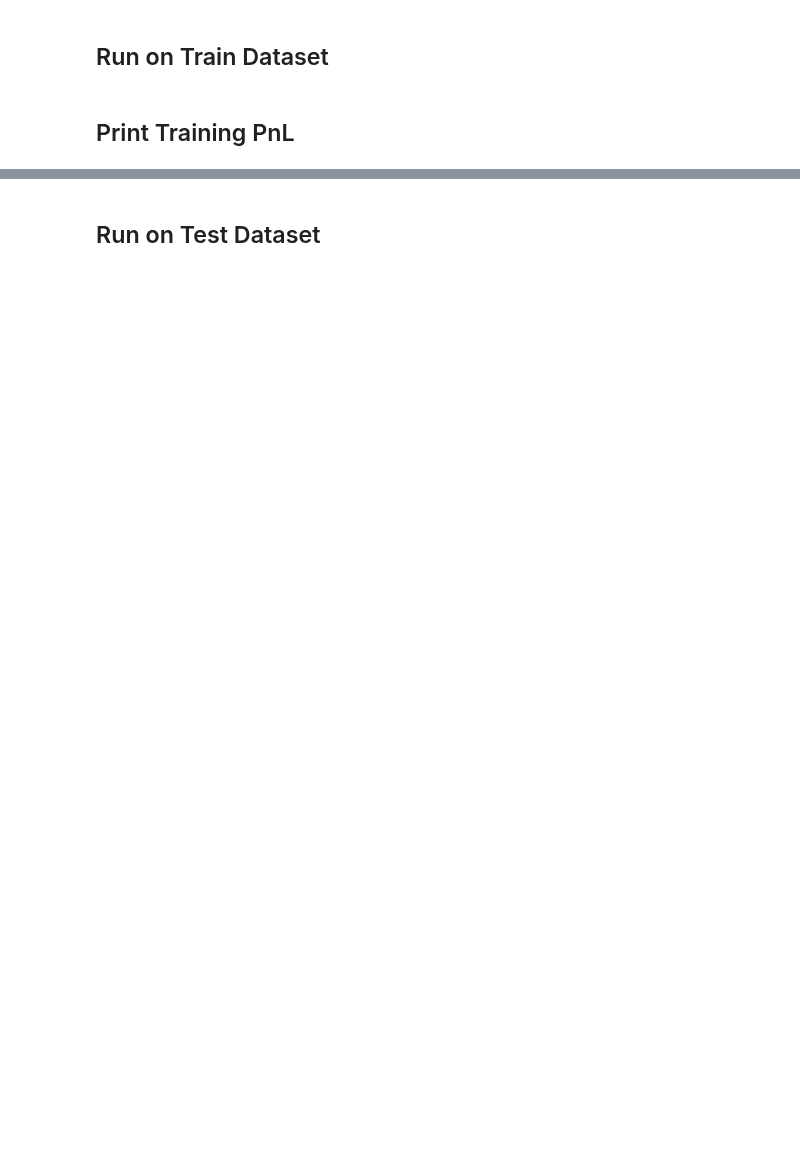
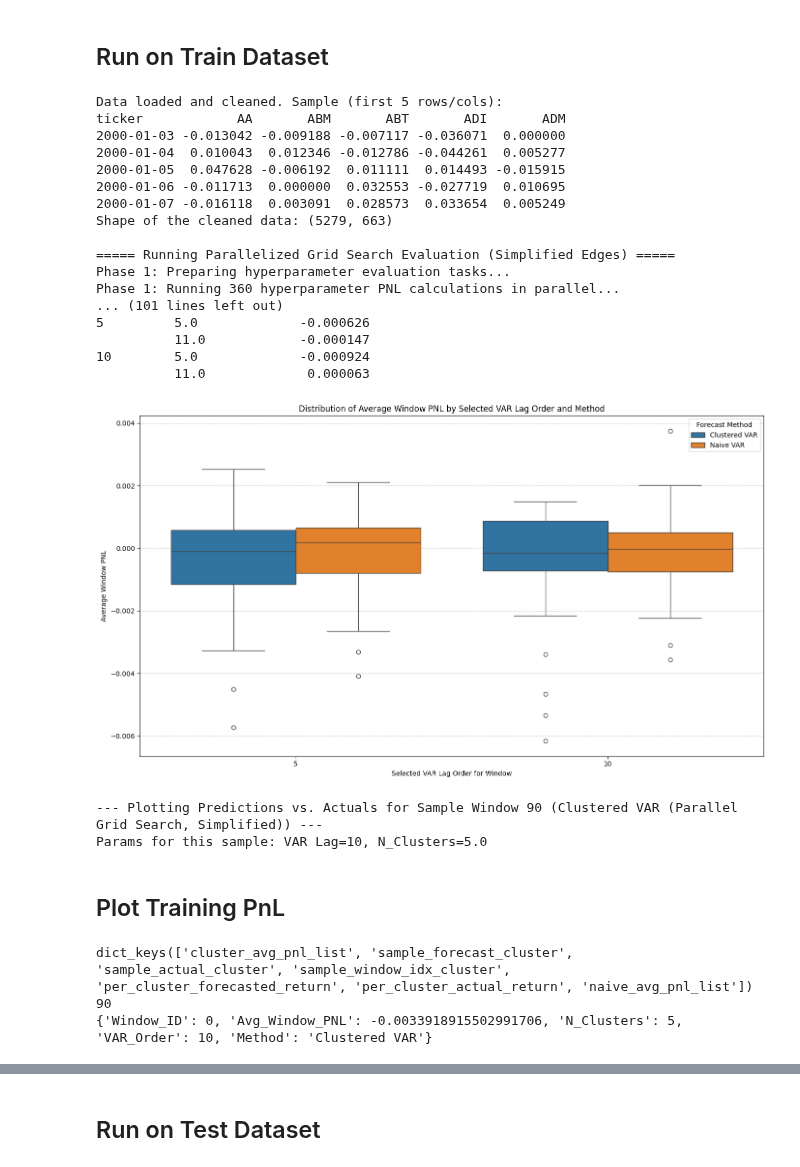
Before and after one commit to HK-Tan/ICAIF_25, a Jupyter notebook: New Code/Script/plot.ipynb, the cells around one changed output, grey strips where cells are left out. Saved outputs shown, nothing was run; the diff lists cells and outputs as text; code cells hidden in the pictures; blank space fills up the shorter version.

Commit message:
plotting code progress

```diff
--- a/New Code/Script/plot.ipynb
+++ b/New Code/Script/plot.ipynb
@@ -66,16 +71,17 @@ df_test_dataset = df_cleaned.iloc[split_index:]
 ##################################################################### PARAMETERS #####################################################################
 # I think we also need a train-test split here
 initial_lookback_len = 252
+# initial_lookback_len = 100
 evaluation_len = 20 # I feel like this could be 252? Refer to our discussion
 # num_clusters_config = [5] # Why 50, 100, 150?
 num_clusters_config = [3,5,8,10,11,12,15,20]
-num_clusters_config = [5,11,20]
+num_clusters_config = [5,11]
 cluster_method_config = 'SPONGE_sym'
 sigma_config = 0.01 # This is a hyperparameter for SPONGE, ... hyperparameter tuning? Usual: 0.01 (less sparse), 0.1 (more sparse)
 num_windows_config = 192 # Ensure df_cleaned has enough data for this
 repetitions = 1 # This should not be \"multiplied\" for the number of runs, if cluster initialization is to be refreshed every window.
 var_orders_config = [1,2,3,4,5,10,20] # Ensure initial_lookback_len - evaluation_len > max(var_orders_config)
-var_orders_config = [1,5,10,20]
+var_orders_config = [5,10]
 # var_orders_config = [5] # Ensure initial_lookback_len - evaluation_len > max(var_orders_config)
 max_threads = 12 # Must be tuned to your PC's CPU/RAM limitations
 ####################################################################################################################################################
@@ -101,8 +107,7 @@ results_dict = run_sliding_window_var_evaluation_vectorized(
     var_order_config=var_orders_config,
     sigma_intra_cluster=sigma_config,
     # num_windows_config=num_windows_config,
-    # num_windows_config=64,
-    num_windows_config=180,
+    num_windows_config=90,
     store_sample_forecasts=True,
     run_naive_var_comparison=True,
     max_threads=max_threads
@@ -157,47 +162,72 @@ sample_window_data_rows = df_all_pnl_by_lag_method[
     (df_all_pnl_by_lag_method['Method'] == 'Clustered VAR')
 ]
 if not sample_window_data_rows.empty: # Still need this check for robustness of title
     row = sample_window_data_rows.iloc[0]
     title_var_order = row['VAR_Order']
     if 'N_Clusters' in row.index:
         title_n_clusters = row['N_Clusters']
 
 print(f"\n--- Plotting Predictions vs. Actuals for Sample Window {stored_window_idx + 1 if isinstance(stored_window_idx, int) else stored_window_idx} ({method_name}) ---")
 print(f"Params for this sample: VAR Lag={title_var_order}, N_Clusters={title_n_clusters}")
 
 # Assumes sample_forecast and sample_actual are valid DataFrames with columns
 # num_items_to_plot = min(3, sample_forecast.shape[1], sample_actual.shape[1])
 # for i in range(num_items_to_plot):
 #     item_name = sample_forecast.columns[i]
 #     # Assumes item_name is in sample_actual.columns
 #     plt.figure(figsize=(14, 7))
 #     actual_plot_data = sample_actual[item_name].values[title_var_order-1:]
 #     forecast_plot_data = sample_forecast[item_name].values
 #     min_plot_len = min(len(actual_plot_data), len(forecast_plot_data))
 
 #     sns.lineplot(data=actual_plot_data[:min_plot_len], label=f'Actual - {item_name}', marker='o', linestyle='-')
 #     sns.lineplot(data=forecast_plot_data[:min_plot_len], label=f'Forecast - {item_name}', marker='x', linestyle='--')
 #     plt.title(f'Prediction vs. Actual for {item_name} (Window {stored_window_idx + 1 if isinstance(stored_window_idx, int) else stored_window_idx}, VAR Lag {title_var_order}, N_Clust {title_n_clusters})')
 #     plt.xlabel('Forecast Step')
 #     plt.ylabel('Return Value (Cluster)')
 #     plt.legend()
 #     plt.grid(True)
 #     plt.tight_layout()
 #     plt.show()
+# %% [output]
+Data loaded and cleaned. Sample (first 5 rows/cols):
+ticker            AA       ABM       ABT       ADI       ADM
+2000-01-03 -0.013042 -0.009188 -0.007117 -0.036071  0.000000
+2000-01-04  0.010043  0.012346 -0.012786 -0.044261  0.005277
+2000-01-05  0.047628 -0.006192  0.011111  0.014493 -0.015915
+2000-01-06 -0.011713  0.000000  0.032553 -0.027719  0.010695
+2000-01-07 -0.016118  0.003091  0.028573  0.033654  0.005249
+Shape of the cleaned data: (5279, 663)
+
+===== Running Parallelized Grid Search Evaluation (Simplified Edges) =====
+Phase 1: Preparing hyperparameter evaluation tasks...
+Phase 1: Running 360 hyperparameter PNL calculations in parallel...
+... (101 lines left out)
+5         5.0             -0.000626
+          11.0            -0.000147
+10        5.0             -0.000924
+          11.0             0.000063
+[figure, added]
+--- Plotting Predictions vs. Actuals for Sample Window 90 (Clustered VAR (Parallel Grid Search, Simplified)) ---
+Params for this sample: VAR Lag=10, N_Clusters=5.0
+# %% [markdown]
+## Plot Training PnL
 # %%
 print(results_dict.keys())
-
-print(results_dict['sample_forecast_cluster'])
-print(results_dict['sample_actual_cluster'])
 
 print(len(results_dict['cluster_avg_pnl_list']))
 print(results_dict['cluster_avg_pnl_list'][0])
 # print(results_dict['sample_forecast_cluster'])
 # print(results_dict['sample_actual_cluster'])
 
-import pickle
+# import pickle
+# with open("Saved_Runs/long_run_results_dict.pkl", "wb", encoding="utf8") as file:
+#     pickle.dump(results_dict, file)
 
-with open("Saved_Runs/long_run_results_dict.pkl", "wb") as file:
-    pickle.dump(results_dict, file)
+# import pickle
+# with open("Saved_Runs/long_run_results_dict.pkl", "r", encoding="utf8") as file:
+#     results_dict = pickle.load(file)
+# %% [output]
+dict_keys(['cluster_avg_pnl_list', 'sample_forecast_cluster', 'sample_actual_cluster', 'sample_window_idx_cluster', 'per_cluster_forecasted_return', 'per_cluster_actual_return', 'naive_avg_pnl_list'])
+90
+{'Window_ID': 0, 'Avg_Window_PNL': -0.0033918915502991706, 'N_Clusters': 5, 'VAR_Order': 10, 'Method': 'Clustered VAR'}
-# %% [markdown]
-## Print Training PnL
```
Also changed, not shown: parts of 4 cells of this notebook, 1 other file.
